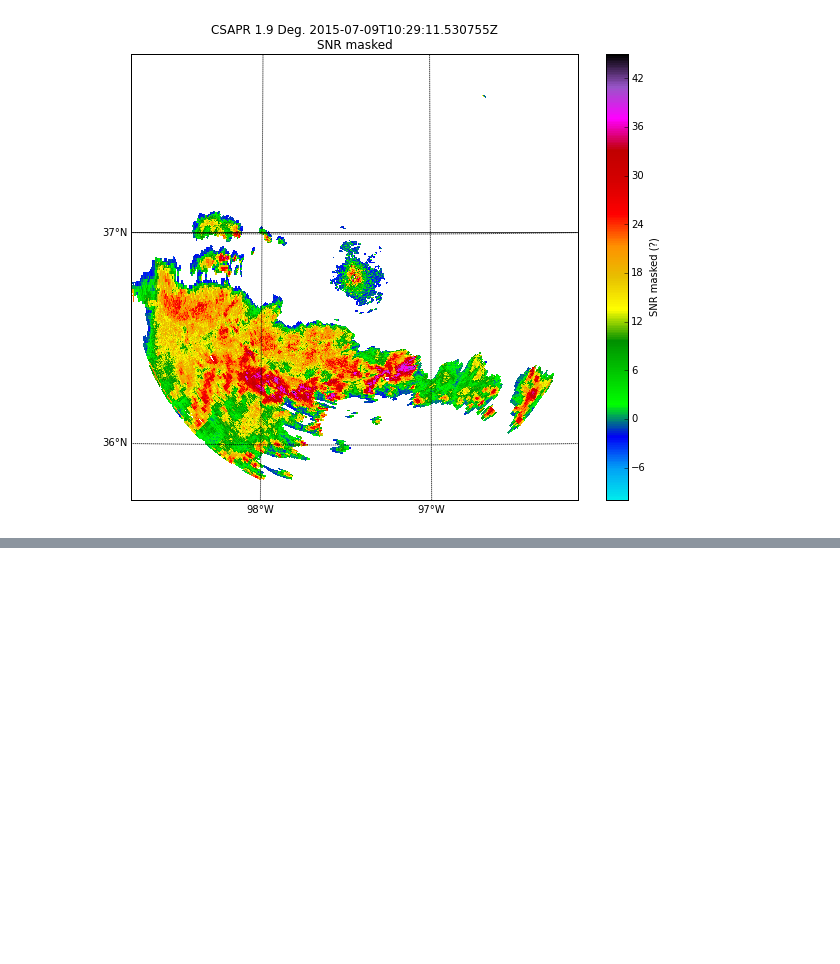
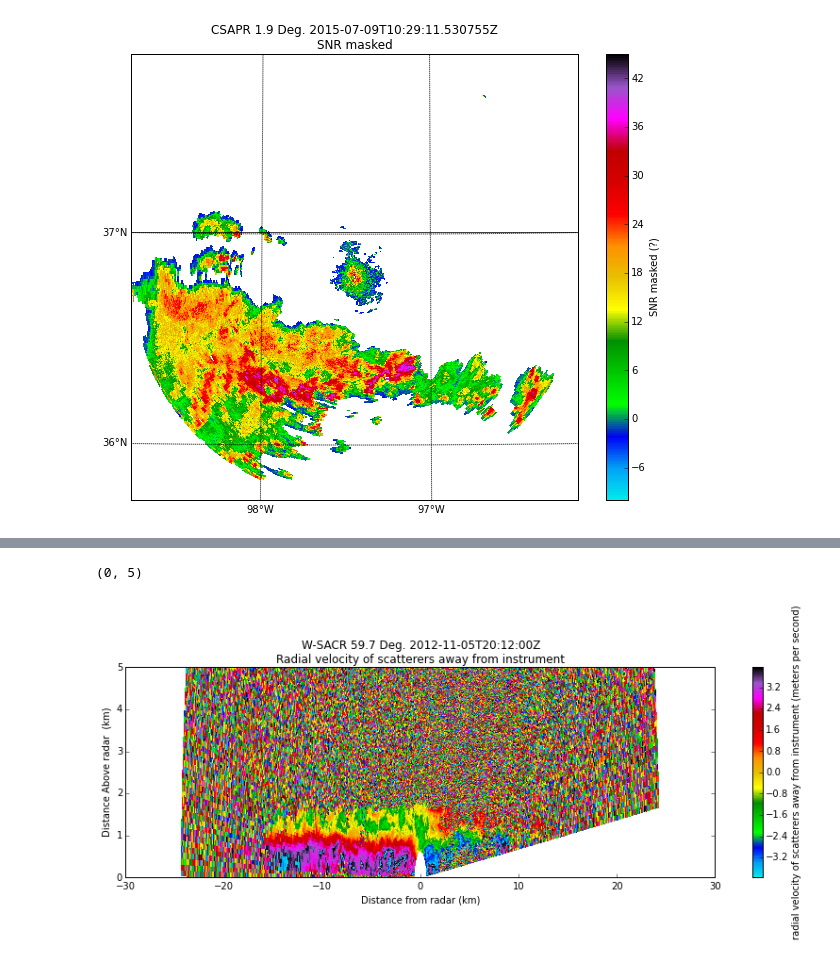
Before and after one commit to ANL-DIGR/openvap, a Jupyter notebook: development/cmac2/notebooks/Testing complex plane texture calculations .ipynb, the cells around one changed output, grey strips where cells are left out. Saved outputs shown, nothing was run; the diff lists cells and outputs as text; code cells hidden in the pictures; blank space fills up the shorter version.

```diff
--- a/development/cmac2/notebooks/Testing complex plane texture calculations .ipynb
+++ b/development/cmac2/notebooks/Testing complex plane texture calculations .ipynb
@@ -92,0 +101,12 @@ def noise_statistics(radar):
+# %%
+nyq = radar2.instrument_parameters['nyquist_velocity']['data'][0]
+
+display = pyart.graph.RadarDisplay(radar2)
+fig = plt.figure(figsize = [14,4])
+display.plot_rhi('mean_doppler_velocity', sweep = 2,
+                    vmin = -nyq, vmax = nyq, mask_outside = False,
+                    cmap = pyart.graph.cm.NWSRef)
+plt.ylim([0,5])
+# %% [output]
+(0, 5)
+[figure, added]
```
Also changed, not shown: parts of 11 cells of this notebook.
